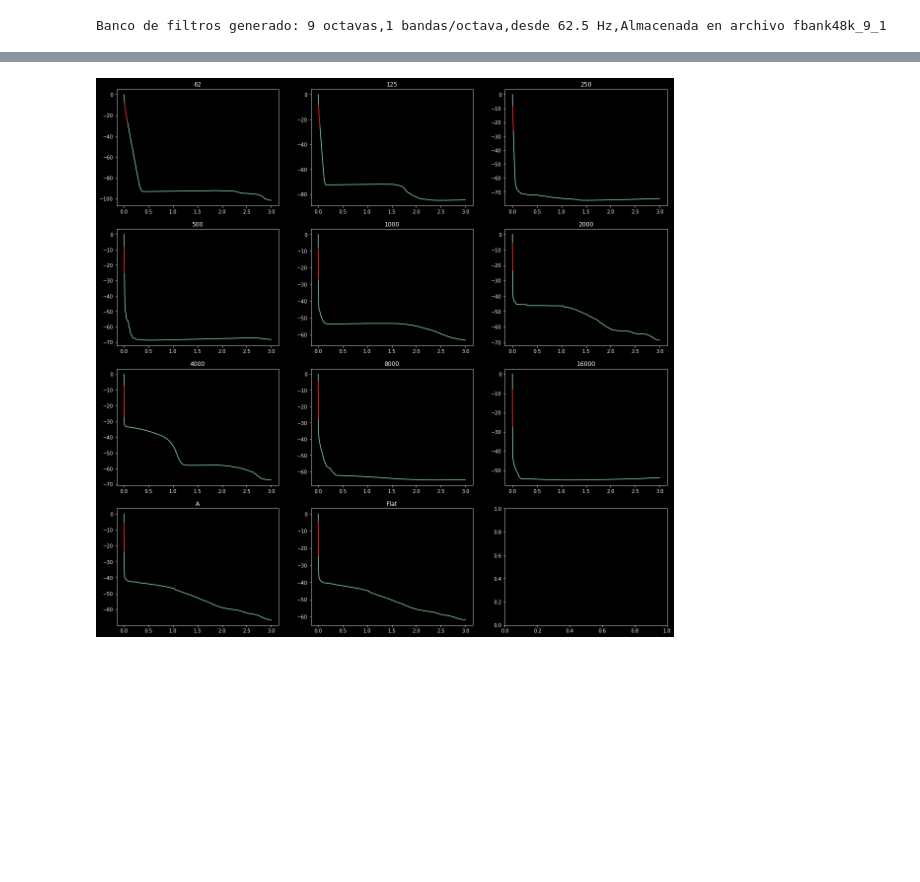
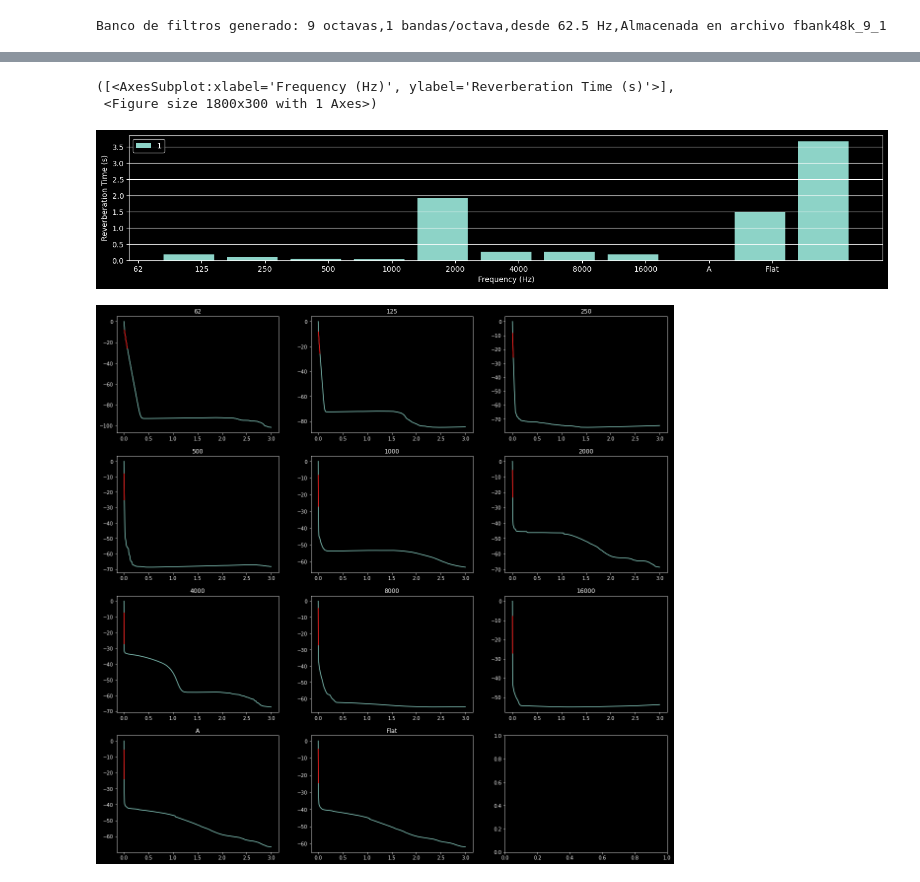
Before and after one commit to meguia/IRma, a Jupyter notebook: src/notebooks/field_session.ipynb, the cells around one changed output, grey strips where cells are left out. Drawn from its saved outputs; the diff is of its cells as text; code cells hidden in the pictures; blank space fills up the shorter version.

```diff
--- a/src/notebooks/field_session.ipynb
+++ b/src/notebooks/field_session.ipynb
@@ -170,3 +202,9 @@ pars_plot(pars,['snr','rt20','c80','ts','dr'],chan=1)
+# %%
+pars_plot_compared(pars, 'rt20')
+# %% [output]
+([<AxesSubplot:xlabel='Frequency (Hz)', ylabel='Reverberation Time (s)'>],
+ <Figure size 1800x300 with 1 Axes>)
+[figure, added]
 # %%
 parsdecay_plot(pars,fs=fs)
 # %% [output]
```
Also changed, not shown: parts of 8 cells of this notebook, 6 other files.
